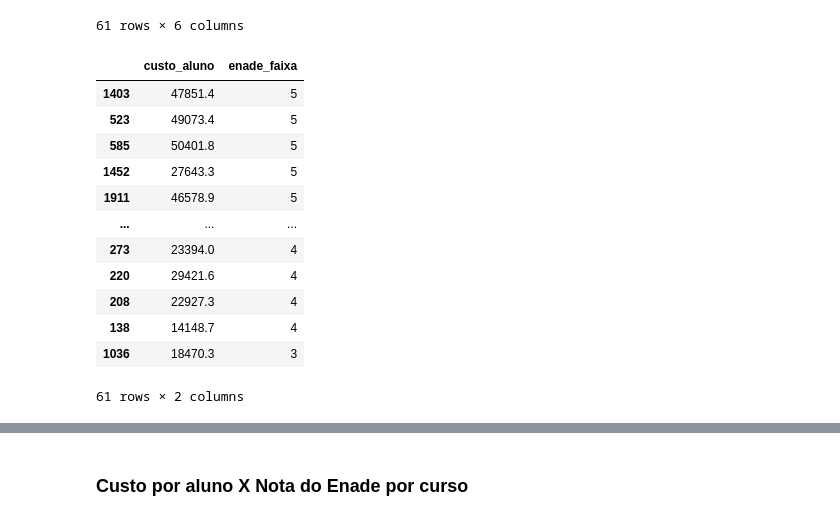
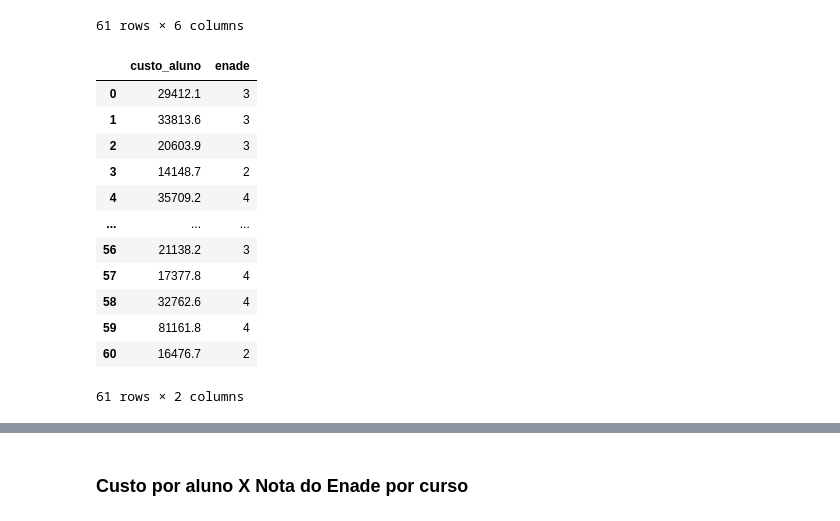
Before and after one commit to francinaldocn/MC_2019.2, a Jupyter notebook: questao1.ipynb, the cells around one changed output, grey strips where cells are left out. Cells and saved outputs as stored; diff of their text form; code cells hidden in the pictures.

```diff
--- a/questao1.ipynb
+++ b/questao1.ipynb
@@ -109,23 +111,23 @@ enade_custo
 | 59 | UNIVERSIDADE FEDERAL DE SÃO PAULO... | UNIFESP | 1199.9 | 14784 | 81161.8 | 4 |
 | 60 | FUNDAÇÃO UNIVERSIDADE FEDERAL DO ... | UFT | 292.1 | 17729 | 16476.7 | 2 |
 61 rows × 6 columns
-# %%
-enade_group_filtrado = enade_custo_unico.filter(['custo_aluno', 'enade_faixa'])
-enade_group_filtrado
-# %% [output]
-|  | custo_aluno | enade_faixa |
-| 1403 | 47851.4 | 5 |
-| 523 | 49073.4 | 5 |
-| 585 | 50401.8 | 5 |
-| 1452 | 27643.3 | 5 |
-| 1911 | 46578.9 | 5 |
-| ... | ... | ... |
-| 273 | 23394.0 | 4 |
-| 220 | 29421.6 | 4 |
-| 208 | 22927.3 | 4 |
-| 138 | 14148.7 | 4 |
-| 1036 | 18470.3 | 3 |
-61 rows × 2 columns
+# %%
+enade_custo_filtrado = enade_custo.filter(['custo_aluno', 'enade'])
+enade_custo_filtrado
+# %% [output]
+|  | custo_aluno | enade |
+| 0 | 29412.1 | 3 |
+| 1 | 33813.6 | 3 |
+| 2 | 20603.9 | 3 |
+| 3 | 14148.7 | 2 |
+| 4 | 35709.2 | 4 |
+| ... | ... | ... |
+| 56 | 21138.2 | 3 |
+| 57 | 17377.8 | 4 |
+| 58 | 32762.6 | 4 |
+| 59 | 81161.8 | 4 |
+| 60 | 16476.7 | 2 |
+61 rows × 2 columns
 # %%
 fig, gph = plt.subplots(figsize=(15,10))
 
```
Also changed, not shown: parts of 11 cells of this notebook.
